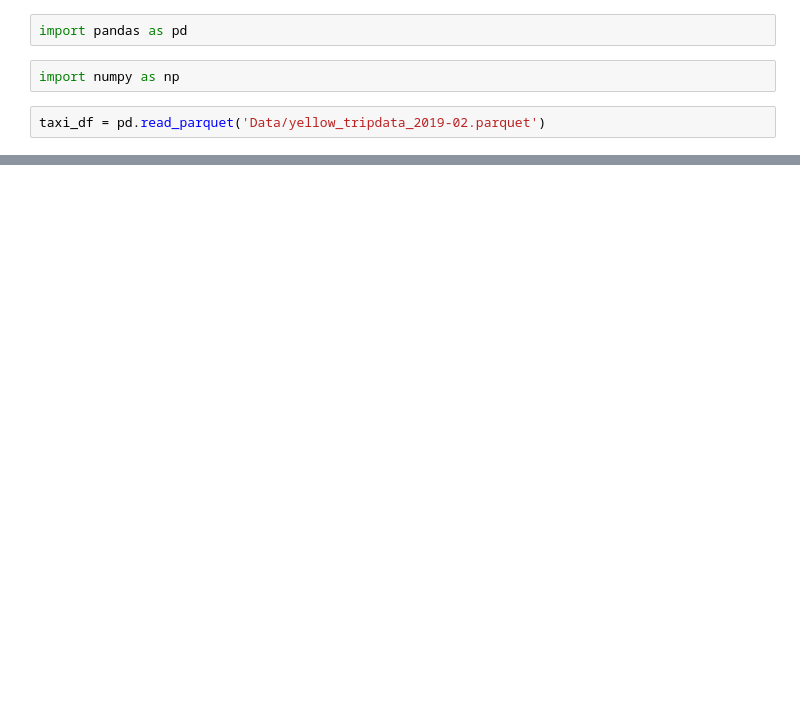
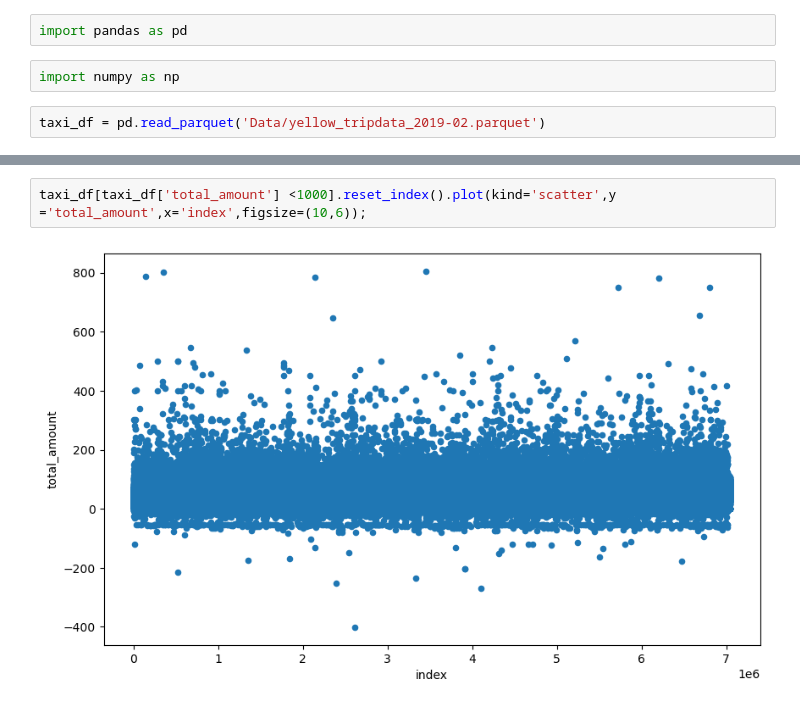
Before and after one commit to Faisalshenawy/New-York-Taxi-Analysis, a Jupyter notebook: Presentable Notebook.ipynb, the cells around one changed output, grey strips where cells are left out. Cells and saved outputs as stored; diff of their text form; blank space fills up the shorter version.

```diff
--- a/Presentable Notebook.ipynb
+++ b/Presentable Notebook.ipynb
@@ -19,0 +52,4 @@ taxi_df.shape
+# %%
+taxi_df[taxi_df['total_amount'] <1000].reset_index().plot(kind='scatter',y ='total_amount',x='index',figsize=(10,6));
+# %% [output]
+[figure, added]
```
Also changed, not shown: parts of 10 cells of this notebook.
